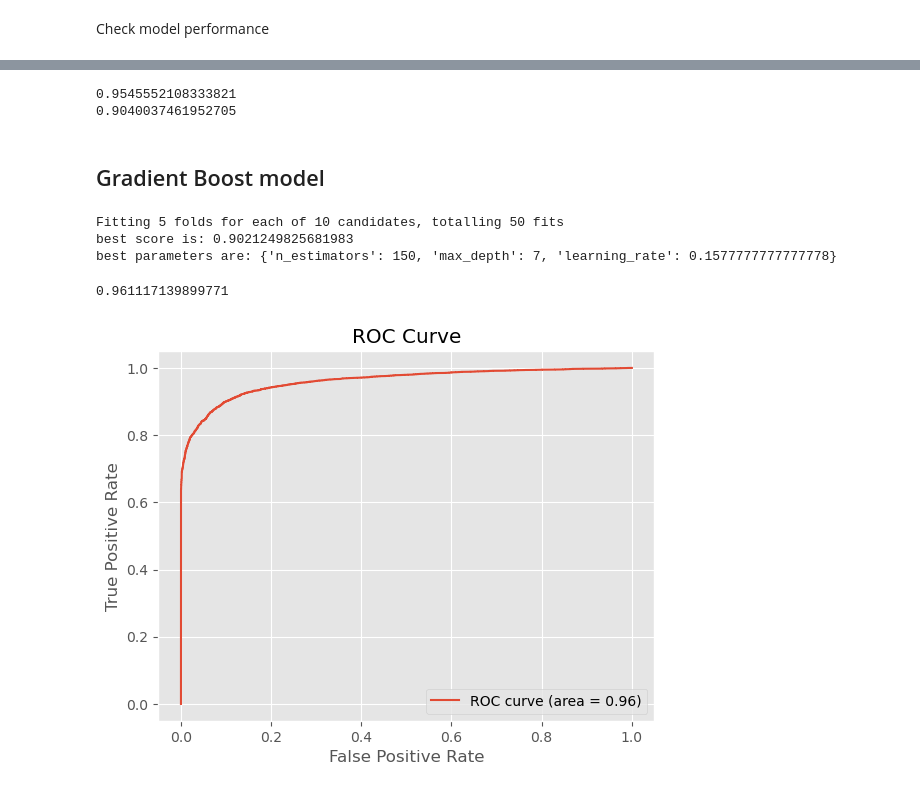
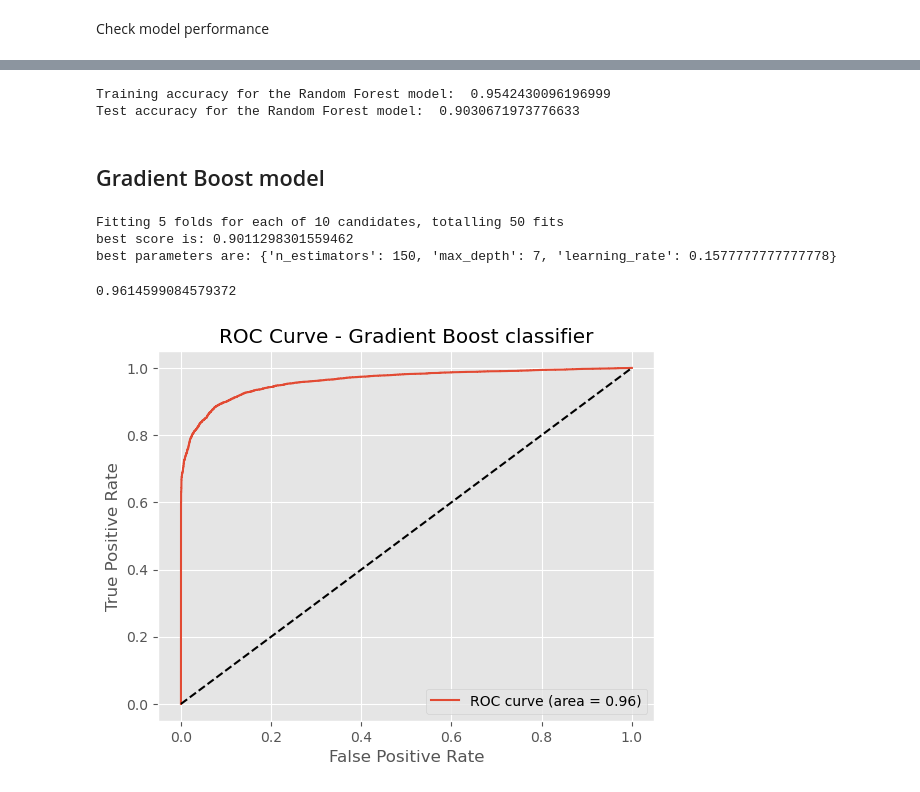
Before and after one commit to shreeya-v-k/phData, a Jupyter notebook: Project_Challenge.ipynb, the cells around one changed output, grey strips where cells are left out. Cells and saved outputs as stored; diff of their text form; code cells hidden in the pictures.

```diff
--- a/Project_Challenge.ipynb
+++ b/Project_Challenge.ipynb
@@ -294,6 +247,3 @@ b1
-# %%
-#Remove rows with b1 = -1 since that seems to be a faulty value
-df = df[df['b1']!= -1]
 # %% [markdown]
 c3
 # %%
@@ -664,11 +619,14 @@ print(classification_report(y_test, y_predicted_rf))
 weighted avg       0.90      0.90      0.90     12813
 [figure]
 # %%
-print (randomsearch_rf.score(x_train, y_train))
-print(randomsearch_rf.score(x_test, y_test))
+# Training accuracy
+print ("Training accuracy for the Random Forest model: ", randomsearch_rf.score(x_train, y_train))
+
+# Test Accuracy
+print("Test accuracy for the Random Forest model: ", randomsearch_rf.score(x_test, y_test))
 # %% [output]
-0.9545552108333821
-0.9040037461952705
+Training accuracy for the Random Forest model:  0.9542430096196999
+Test accuracy for the Random Forest model:  0.9030671973776633
 # %% [markdown]
 ## Gradient Boost model
 # %%
@@ -696,34 +654,34 @@ print("best score is:", randomsearch_gb.best_score_)
 print("best parameters are:", randomsearch_gb.best_params_)
 # %% [output]
 Fitting 5 folds for each of 10 candidates, totalling 50 fits
-best score is: 0.9021249825681983
+best score is: 0.9011298301559462
 best parameters are: {'n_estimators': 150, 'max_depth': 7, 'learning_rate': 0.1577777777777778}
 # %%
-# checking model performance
+# Checking model performance
 y_predicted_gb= randomsearch_gb.predict(x_test)
 
 
 # Get predicted class probabilities for the test set
 y_predicted_gb_prob = randomsearch_gb.predict_proba(x_test)[:, 1]
 
-# Compute the false positive rate (FPR)
-# and true positive rate (TPR) for different classification thresholds
+# Compute the false positive rate (FPR) and true positive rate (TPR) for different classification thresholds
 fpr, tpr, thresholds = roc_curve(y_test, y_predicted_gb_prob, pos_label=1)
+
 # Compute the ROC AUC score
 roc_auc = roc_auc_score(y_test, y_predicted_gb_prob)
 roc_auc
 # %% [output]
-0.961117139899771
+0.9614599084579372
 # %%
 # Plot the ROC curve
 plt.plot(fpr, tpr, label='ROC curve (area = %0.2f)' % roc_auc)
-# roc curve for tpr = fpr
-#plt.plot([0, 1], [0, 1], 'k--', label='Random classifier')
+# ROC curve for tpr = fpr
+plt.plot([0, 1], [0, 1], 'k--')
 plt.xlabel('False Positive Rate')
 plt.ylabel('True Positive Rate')
-plt.title('ROC Curve')
+plt.title('ROC Curve - Gradient Boost classifier')
 plt.legend(loc="lower right")
 plt.show()
 # %% [output]
-[figure, old version]
+[figure, new version]
 # %%
```
Also changed, not shown: parts of 79 cells of this notebook.
